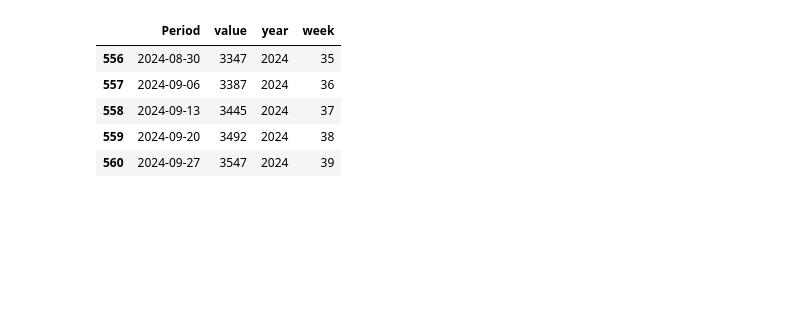
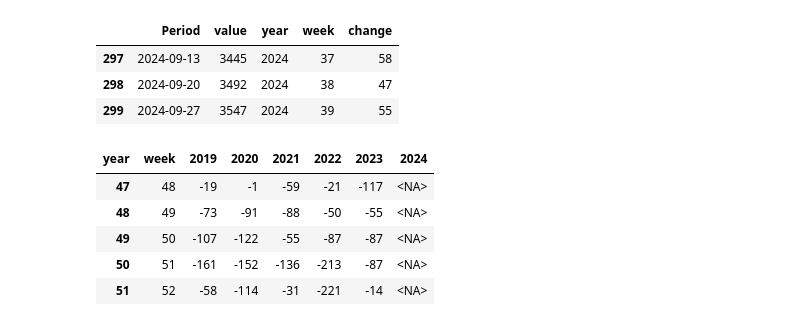
Before and after one commit to JozefSL/pyNotes, a Jupyter notebook: EIA/ngStorageWklyChanges.ipynb, the cells around one changed output. Drawn from its saved outputs; the diff is of its cells as text; code cells hidden in the pictures; blank space fills up the shorter version.

```diff
--- a/EIA/ngStorageWklyChanges.ipynb
+++ b/EIA/ngStorageWklyChanges.ipynb
@@ -9,21 +9,21 @@ import requests
 from google.colab import userdata
 api_key = userdata.get('api_key')
 # %%
-url = 'https://api.eia.gov/v2/natural-gas/stor/wkly/data/?api_key='+ api_key + '&frequency=weekly&data[0]=value&start=2014-01-01&sort[0][column]=period&sort[0][direction]=asc&facets[series][]='
+url = 'https://api.eia.gov/v2/natural-gas/stor/wkly/data/?api_key='+ api_key + '&frequency=weekly&data[0]=value&start=2019-01-01&sort[0][column]=period&sort[0][direction]=asc&facets[series][]='
 # %%
 response = requests.get(url + 'NW2_EPG0_SWO_R48_BCF')
 # %%
 df = pd.DataFrame(response.json().get('response').get('data'))[['period','value']]
 df.columns = ['Period', 'value']
 df['Period'] = df['Period'].apply(pd.to_datetime)
 df.value = (df.value.astype('Int64')/1).astype('Int64')
 df['year'] = df['Period'].dt.year
 df['week'] = df['Period'].dt.isocalendar().week
-df.tail()
+df['change'] = df['value'] - df['value'].shift(1)
+
+df.tail(3)
 # %% [output]
-|  | Period | value | year | week |
-| 556 | 2024-08-30 | 3347 | 2024 | 35 |
-| 557 | 2024-09-06 | 3387 | 2024 | 36 |
-| 558 | 2024-09-13 | 3445 | 2024 | 37 |
-| 559 | 2024-09-20 | 3492 | 2024 | 38 |
-| 560 | 2024-09-27 | 3547 | 2024 | 39 |
+|  | Period | value | year | week | change |
+| 297 | 2024-09-13 | 3445 | 2024 | 37 | 58 |
+| 298 | 2024-09-20 | 3492 | 2024 | 38 | 47 |
+| 299 | 2024-09-27 | 3547 | 2024 | 39 | 55 |
@@ -29,0 +36,9 @@ df.tail()
+# %%
+dfA.tail()
+# %% [output]
+| year | week | 2019 | 2020 | 2021 | 2022 | 2023 | 2024 |
+| 47 | 48 | -19 | -1 | -59 | -21 | -117 | <NA> |
+| 48 | 49 | -73 | -91 | -88 | -50 | -55 | <NA> |
+| 49 | 50 | -107 | -122 | -55 | -87 | -87 | <NA> |
+| 50 | 51 | -161 | -152 | -136 | -213 | -87 | <NA> |
+| 51 | 52 | -58 | -114 | -31 | -221 | -14 | <NA> |
```
Also changed, not shown: parts of 7 cells of this notebook.
